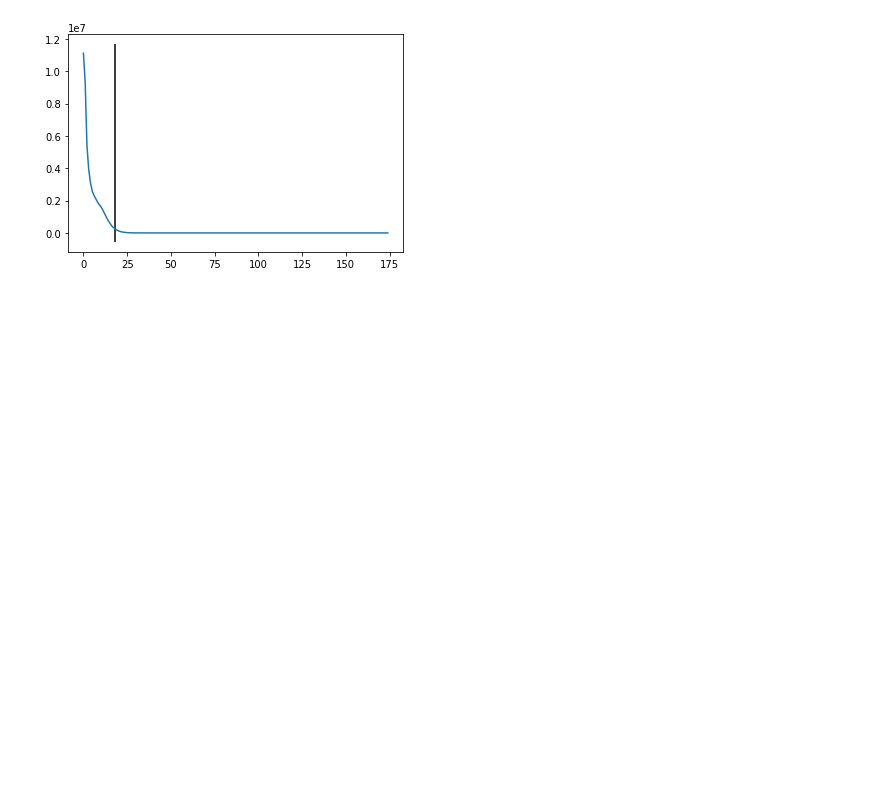
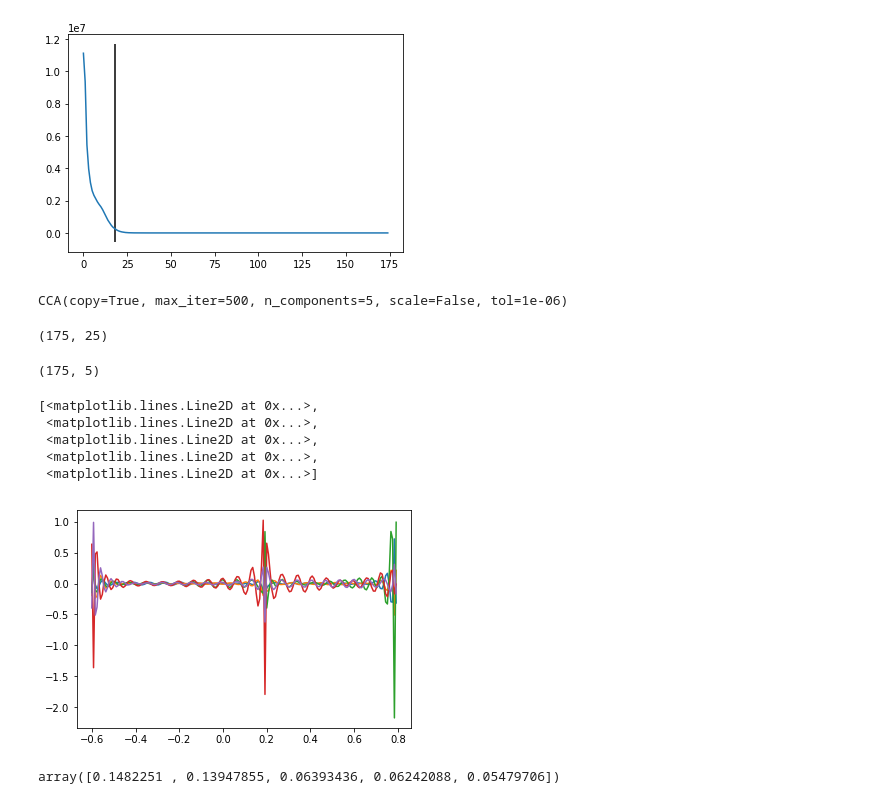
Before and after one commit to Hugo-W/pyEEG, a Jupyter notebook: docs/source/examples/CCA_envelope_p4.ipynb, the cells around one changed output. Saved outputs shown, nothing was run; the diff lists cells and outputs as text; code cells hidden in the pictures; blank space fills up the shorter version.

Commit message:
implementation od sklearn cca

```diff
--- a/docs/source/examples/CCA_envelope_p4.ipynb
+++ b/docs/source/examples/CCA_envelope_p4.ipynb
@@ -136,3 +128,30 @@ print(min(V))
 # %% [output]
 0.02157739893299738
 [figure]
+# %%
+from sklearn.cross_decomposition import CCA
+cca_skl = CCA(n_components=5, scale=False)
+cca_skl.fit(cca.X, cca.y)
+# %% [output]
+CCA(copy=True, max_iter=500, n_components=5, scale=False, tol=1e-06)
+# %%
+cca.coefStim_.shape
+# %% [output]
+(175, 25)
+# %%
+cca_skl.x_rotations_.shape
+# %% [output]
+(175, 5)
+# %%
+plt.plot(cca.times, cca_skl.x_rotations_[:, :5])
+# %% [output]
+[<matplotlib.lines.Line2D at 0x...>,
+ <matplotlib.lines.Line2D at 0x...>,
+ <matplotlib.lines.Line2D at 0x...>,
+ <matplotlib.lines.Line2D at 0x...>,
+ <matplotlib.lines.Line2D at 0x...>]
+[figure, added]
+# %%
+np.diag(np.corrcoef(cca_skl.x_scores_, cca_skl.y_scores_, rowvar=False)[:5, 5:])
+# %% [output]
+array([0.1482251 , 0.13947855, 0.06393436, 0.06242088, 0.05479706])
```
Also changed, not shown: parts of 10 cells of this notebook, 1 other file.
